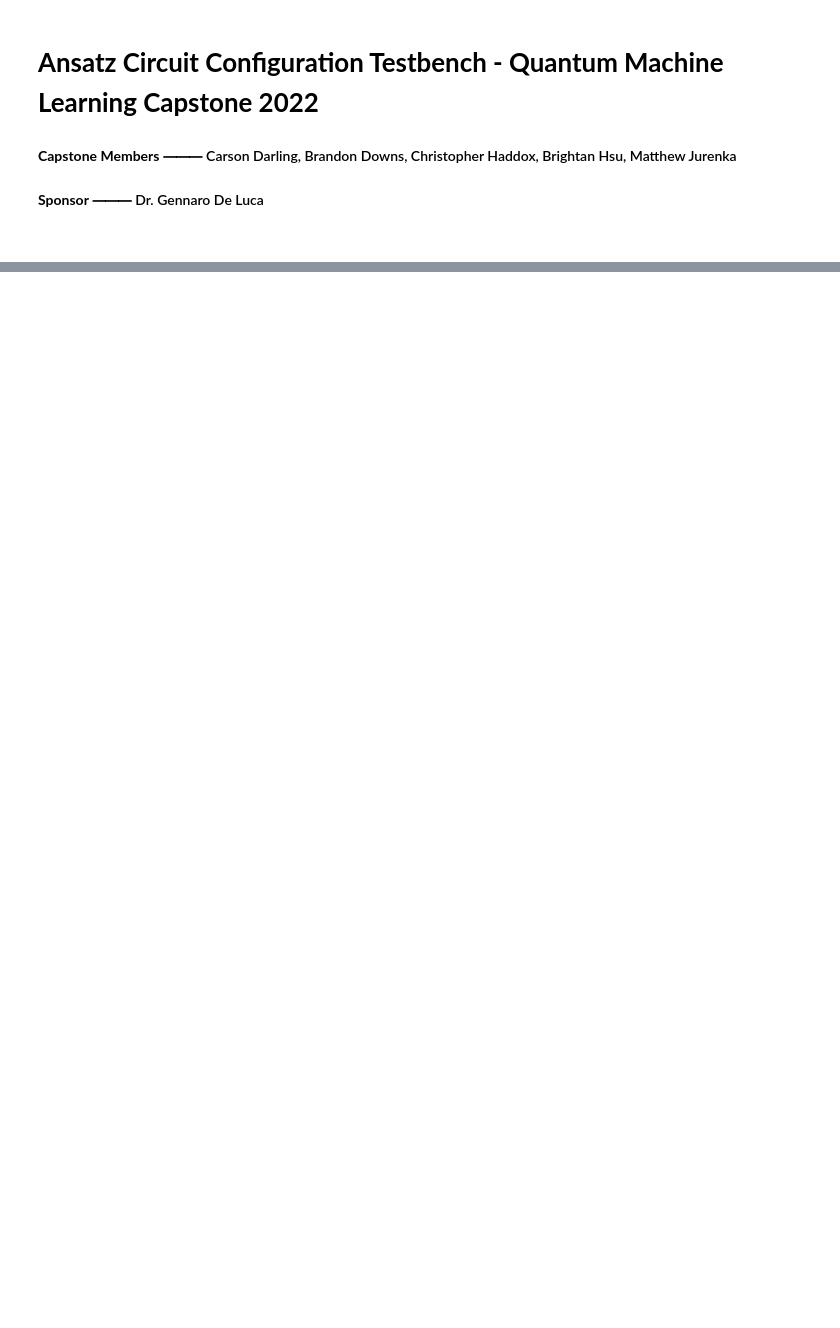
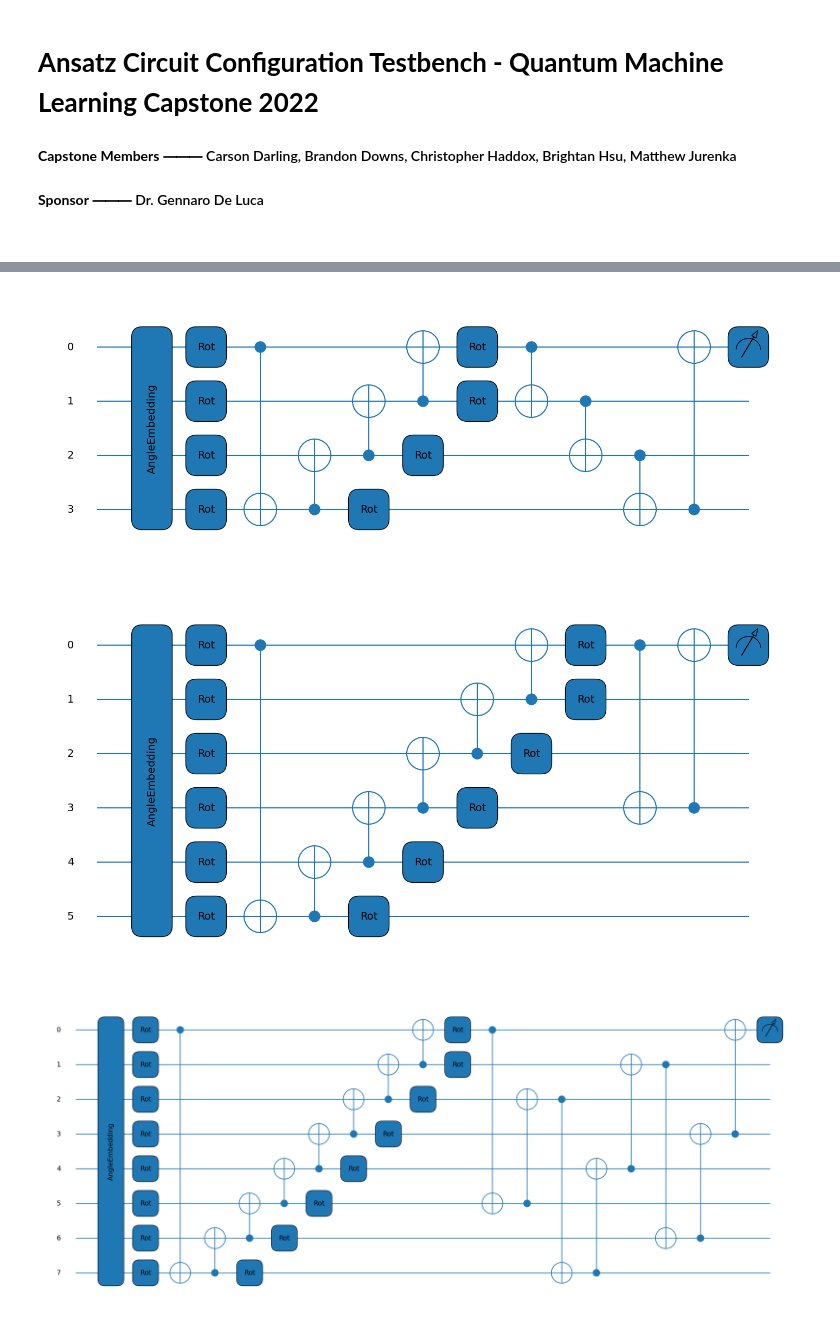
Before and after one commit to mattjurenka/qml-capstone, a Jupyter notebook: testbench.ipynb, the cells around one changed output, grey strips where cells are left out. Saved outputs shown, nothing was run; the diff lists cells and outputs as text; code cells hidden in the pictures; blank space fills up the shorter version.

```diff
--- a/testbench.ipynb
+++ b/testbench.ipynb
@@ -404,0 +261,23 @@ tket library??
+# %%
+def StronglyEntangled(*args):
+    num_qubits, weights, features = args
+    qml.AngleEmbedding(features, wires=range(num_qubits), rotation="Y")
+
+    for W in weights:
+        for r in [1, 3]:
+            for qubit in range(num_qubits):
+                qml.Rot(W[qubit,0], W[qubit, 1], W[qubit, 2], wires=qubit)
+
+            for j in reversed(range(1, int(num_qubits / math.gcd(num_qubits, r))+1)):
+                qubit_target = ((j * r) - r) % num_qubits
+                qubit_control = (j * r) % num_qubits
+                qml.CNOT(wires=[qubit_control, qubit_target])
+
+    return qml.expval(qml.PauliZ(0))
+draw_circuit_mpl(StronglyEntangled, 4)
+draw_circuit_mpl(StronglyEntangled, 6)
+draw_circuit_mpl(StronglyEntangled, 8)
+# %% [output]
+[figure, added]
+[figure, added]
+[figure, added]
```
Also changed, not shown: parts of 64 cells of this notebook.
